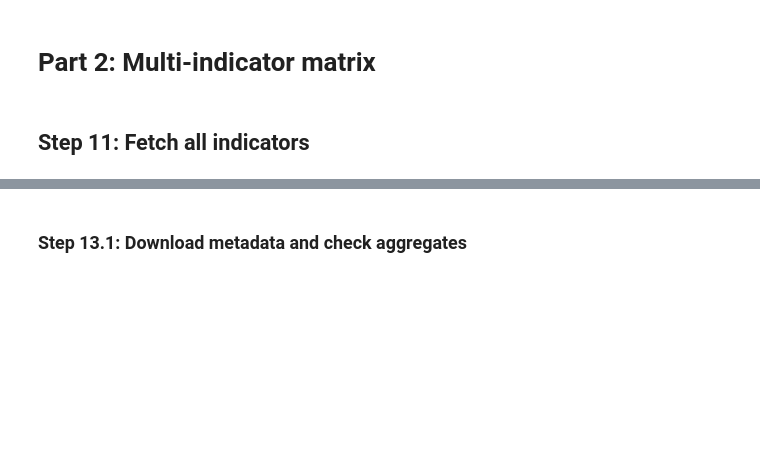
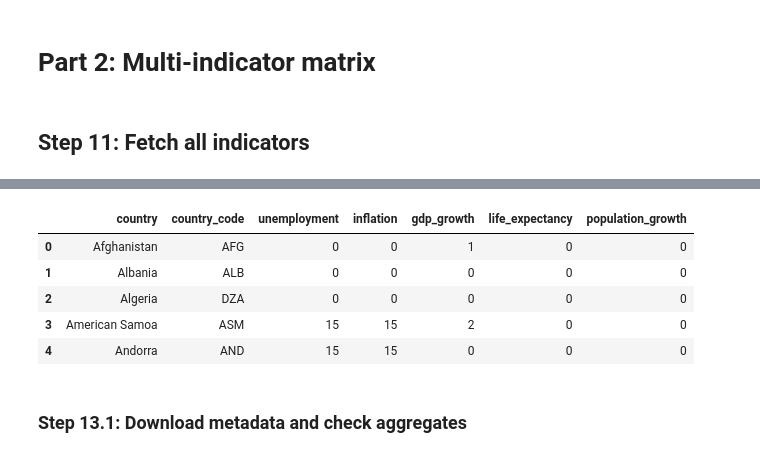
Before and after one commit to tendai-codes/worldbank_unemployment_linear_algebra_project, a Jupyter notebook: notebook_worldbank_linear_algebra.ipynb, the cells around one changed output, grey strips where cells are left out. Drawn from its saved outputs; the diff is of its cells as text; code cells hidden in the pictures; blank space fills up the shorter version.

```diff
--- a/notebook_worldbank_linear_algebra.ipynb
+++ b/notebook_worldbank_linear_algebra.ipynb
@@ -890,13 +886,22 @@ Angola, Armenia, Bosnia and Herzegovina, Botswana, Congo, Rep., Djibouti, Spain,
 # %% [markdown]
 ## Step 11: Fetch all indicators
 # %%
+feature_cols = list(INDICATORS.keys())
+raw_country_metadata = fetch_country_metadata()
+country_metadata_df = country_metadata_to_dataframe(raw_country_metadata)
+
 indicator_dataframes = {}
 
 for feature_name, indicator_code in INDICATORS.items():
+    print(f"\n=== {feature_name} | {indicator_code} ===")
+
     raw_rows = fetch_indicator_data(indicator_code, START_YEAR, END_YEAR)
     df_feature = raw_to_dataframe(raw_rows, feature_name)
+    df_feature = merge_country_metadata(df_feature, country_metadata_df)
+    df_feature = remove_aggregate_entities(df_feature)
     df_feature = df_feature.sort_values(["country_code", "year"]).reset_index(drop=True)
+
     indicator_dataframes[feature_name] = df_feature
-
-    print(feature_name, df_feature.shape)
+    print(df_feature[["country", "country_code", "year", feature_name]].head())
+    print("Shape:", df_feature.shape)
 # %% [output]
@@ -952,2 +962,18 @@ from src.data_processing import (
+# %%
+from src.data_processing import (
+    summarise_country_feature_missingness,
+    filter_countries_with_complete_indicator_gaps,
+    interpolate_panel_by_country,
+)
+
+missing_detail = summarise_country_feature_missingness(panel_df, feature_cols)
+missing_detail.head()
+# %% [output]
+|  | country | country_code | unemployment | inflation | gdp_growth | life_expectancy | population_growth |
+| 0 | Afghanistan | AFG | 0 | 0 | 1 | 0 | 0 |
+| 1 | Albania | ALB | 0 | 0 | 0 | 0 | 0 |
+| 2 | Algeria | DZA | 0 | 0 | 0 | 0 | 0 |
+| 3 | American Samoa | ASM | 15 | 15 | 2 | 0 | 0 |
+| 4 | Andorra | AND | 15 | 15 | 0 | 0 | 0 |
 # %% [markdown]
 ### Step 13.1: Download metadata and check aggregates
```
Also changed, not shown: parts of 73 cells of this notebook, 2 other files.
